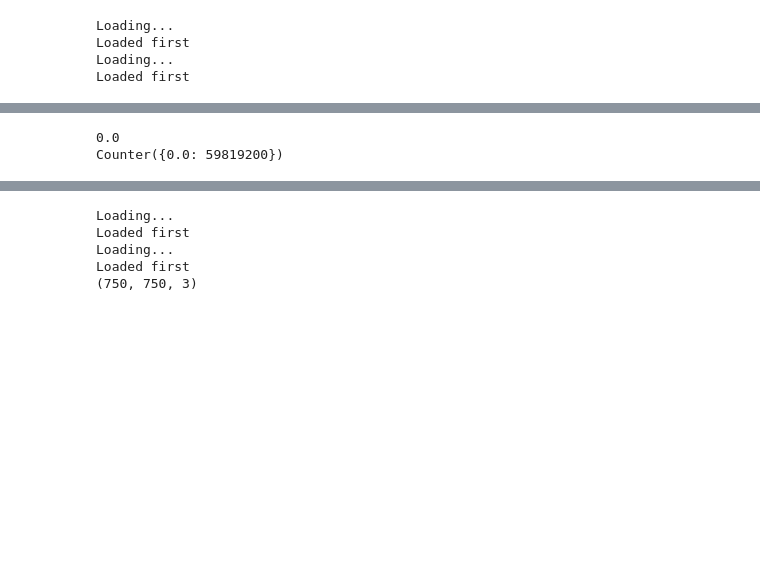
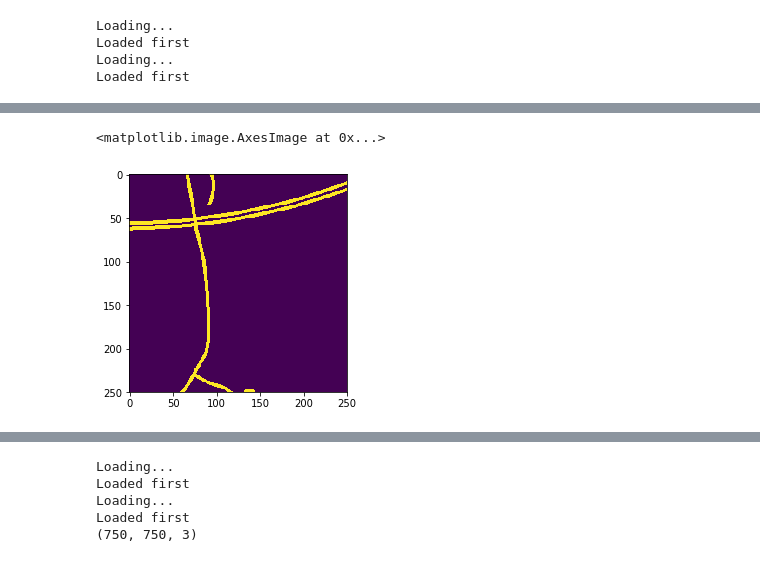
Before and after one commit to damjur/RoadFinder, a Jupyter notebook: RoadFinder2.ipynb, the cells around one changed output, grey strips where cells are left out. Drawn from its saved outputs; the diff is of its cells as text; code cells hidden in the pictures; blank space fills up the shorter version.

```diff
--- a/RoadFinder2.ipynb
+++ b/RoadFinder2.ipynb
@@ -641 +556,6 @@ Test accuracy: 0.9401419809573912
+# %%
+matplotlib.pyplot.imshow(y_test[357,...,0].astype(np.int))
+# %% [output]
+<matplotlib.image.AxesImage at 0x...>
+[figure, added]
 # %%
@@ -643,9 +562,0 @@ model = keras.models.load_model("moj_ulubiony_model_epoch0.h5")
-# %%
-w = model.predict(x_test)
-# x_test.shape
-# w=y_test[5:6]
-print(w.sum())
-print(collections.Counter(w.flatten()))
-# %% [output]
-0.0
-Counter({0.0: 59819200})
```
Also changed, not shown: parts of 15 cells of this notebook.
